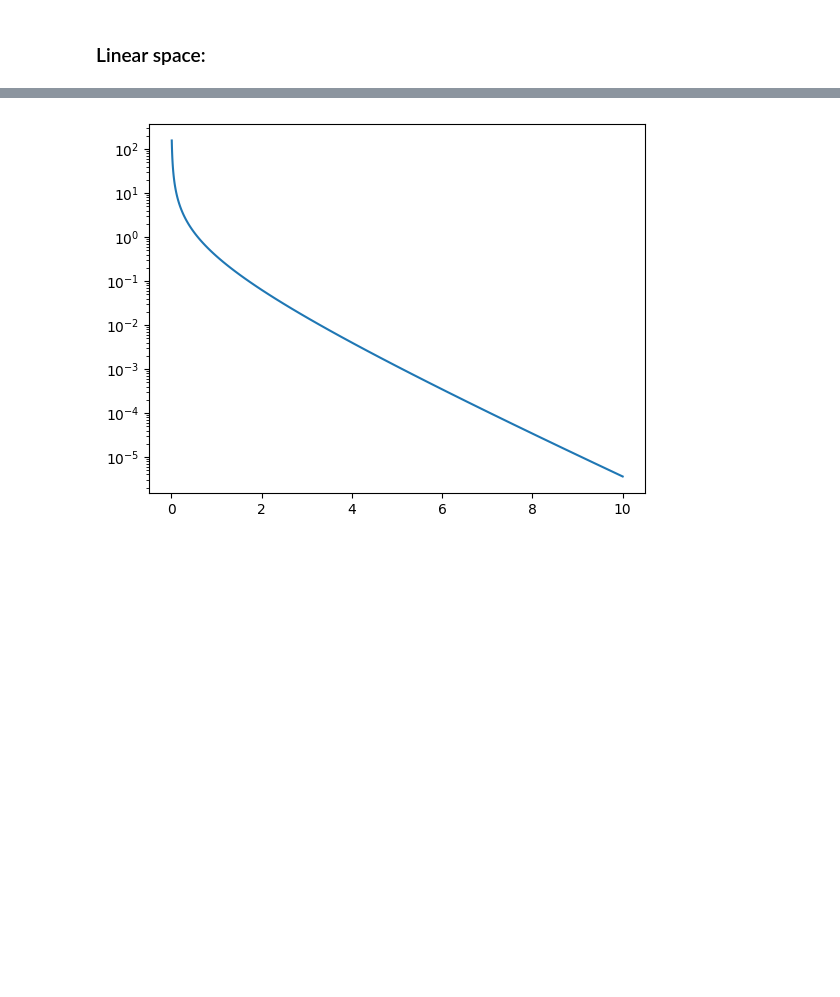
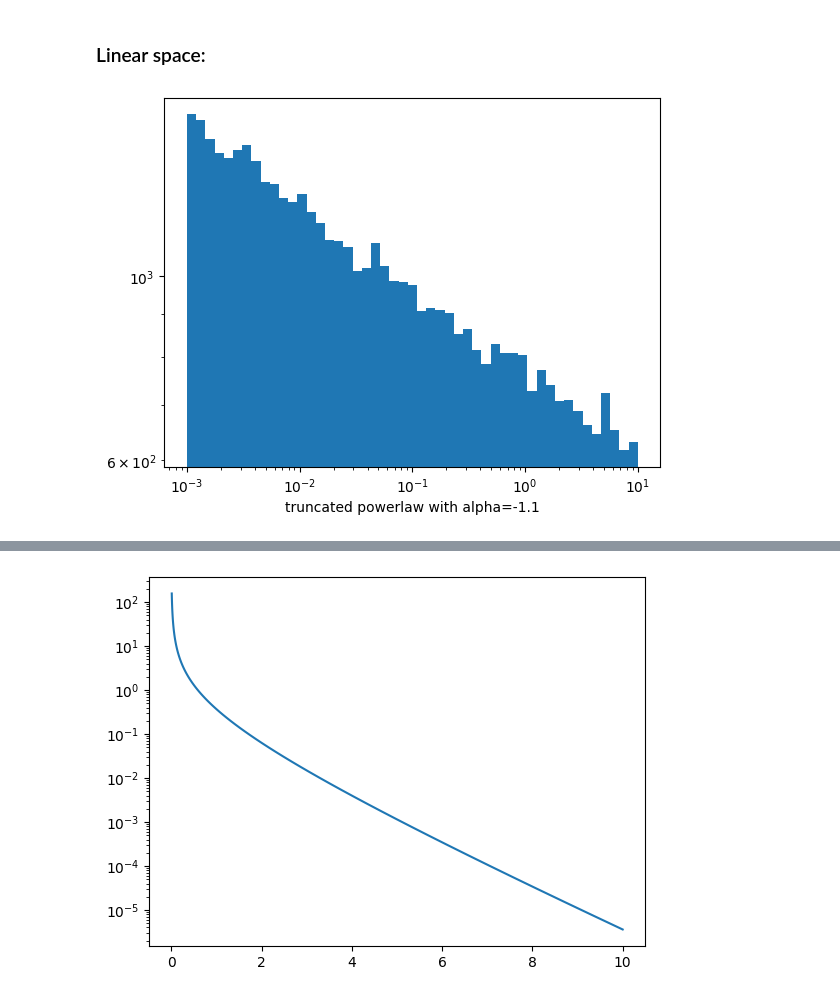
Before and after one commit to johannct/M2_Stage_Code, a Jupyter notebook: Simulation/Magnitude_Schechter.ipynb, the cells around one changed output, grey strips where cells are left out. Cells and saved outputs as stored; diff of their text form; code cells hidden in the pictures; blank space fills up the shorter version.

```diff
--- a/Simulation/Magnitude_Schechter.ipynb
+++ b/Simulation/Magnitude_Schechter.ipynb
@@ -92,29 +92,38 @@ ax[1].set_yscale('log');
 # %%
 def sample_truncated_power_law(alpha, xmin, xmax, size=None):
     """
     Sample from a truncated power-law distribution p(x) ∝ x^alpha
     for xmin <= x <= xmax, with alpha < -1.
 
     Parameters:
         alpha (float): exponent (must be < -1)
         xmin (float): lower bound (> 0)
         xmax (float): upper bound (> xmin)
         size (int): number of samples
 
     Returns:
         numpy array of samples
     """
     if alpha == -1:
         raise ValueError("alpha = -1 requires a different (logarithmic) treatment")
 
     # Generate uniform random numbers
     u = np.random.uniform(0, 1, size)
 
     # Inverse CDF
     exponent = alpha + 1
     xmin_exp = xmin ** exponent
     xmax_exp = xmax ** exponent
 
     samples = (u * (xmax_exp - xmin_exp) + xmin_exp) ** (1 / exponent)
 
     return samples
+
+
+x = sample_truncated_power_law(-1.1, 1e-3, 10, npix)
+bins = np.logspace(np.log10(np.min(x)), np.log10(np.max(x)), 50)
+get_hist(x, xlabel='truncated powerlaw with alpha=-1.1', bins=bins);
+plt.yscale('log');
+plt.xscale('log');
+# %% [output]
+[figure, added]
```
Also changed, not shown: parts of 27 cells of this notebook.
